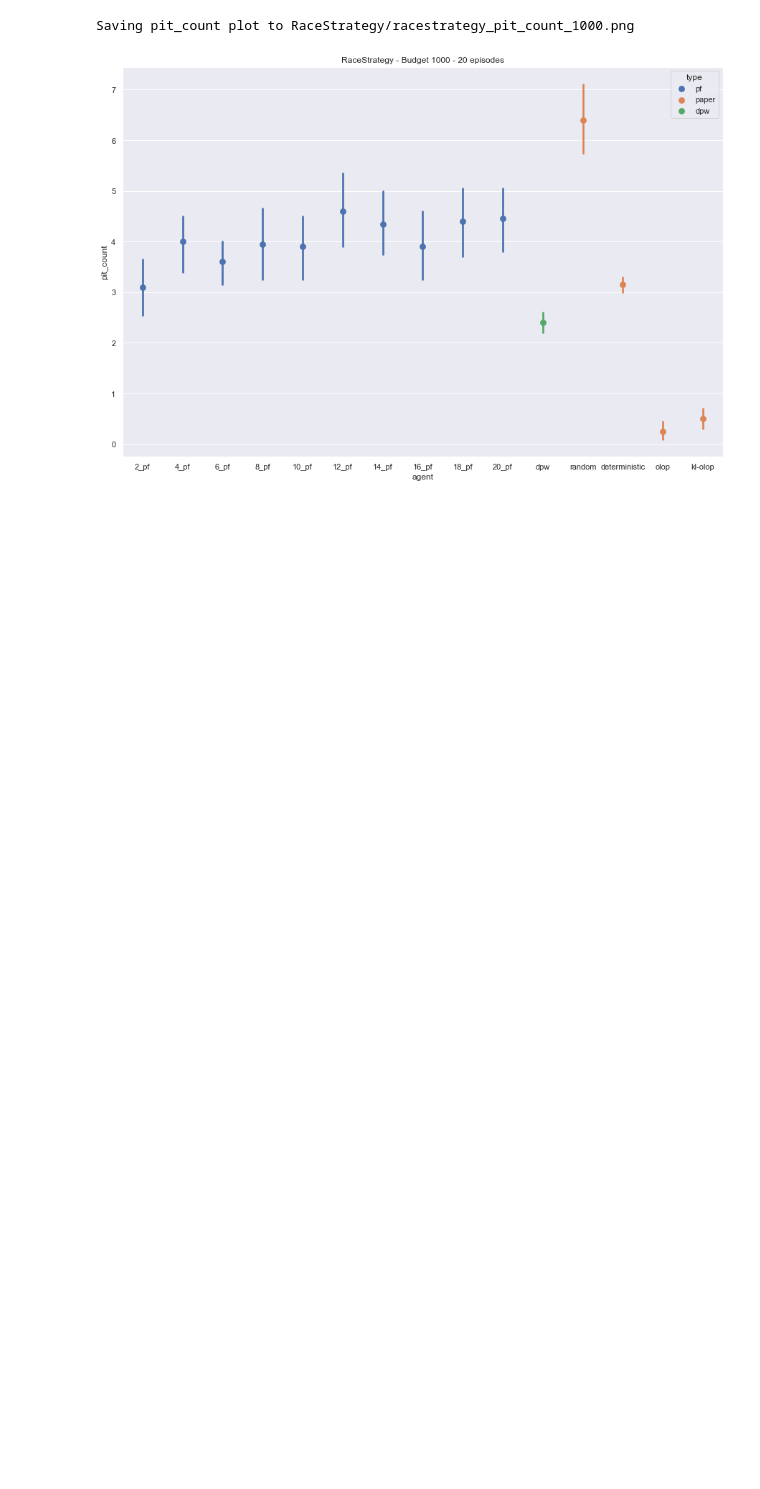
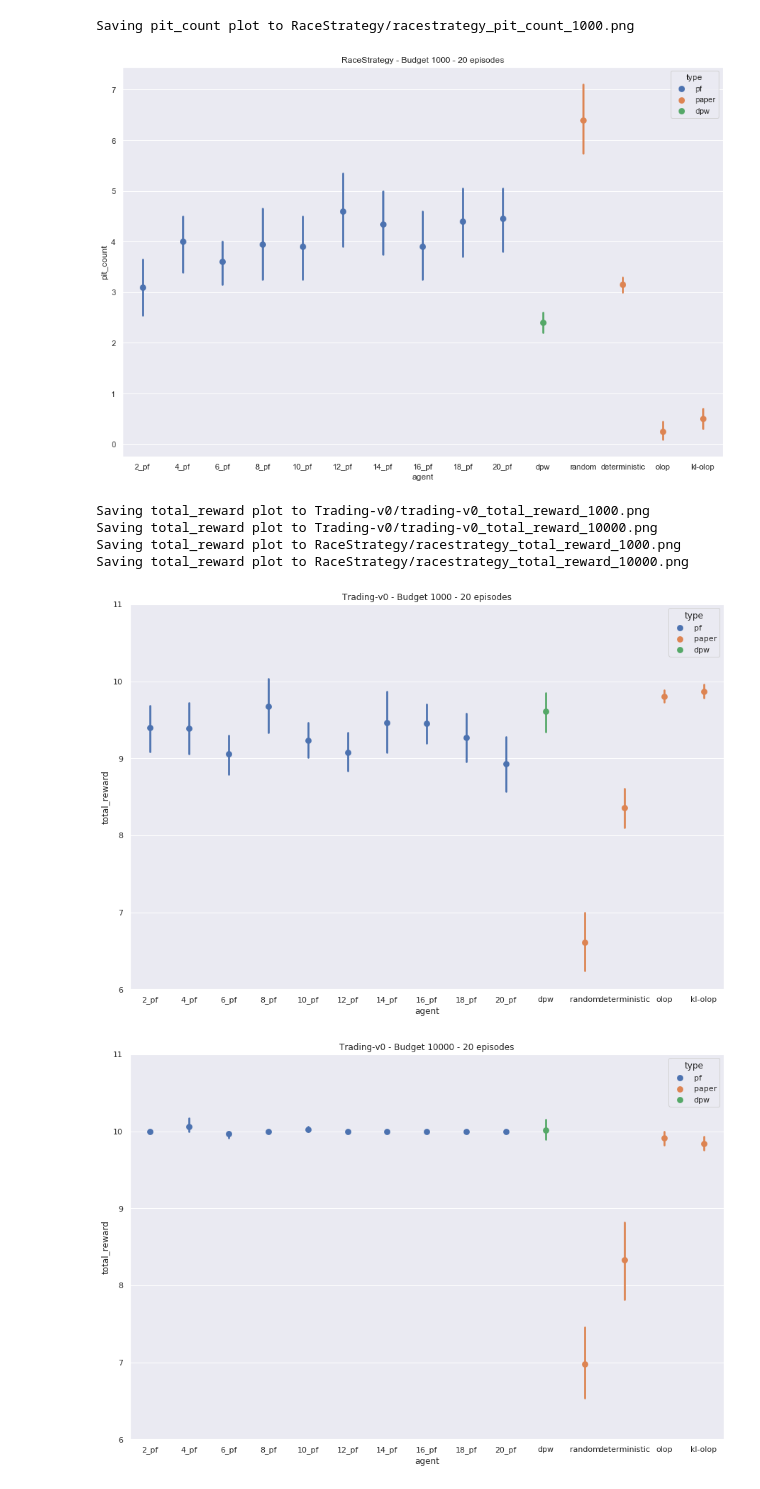
Before and after one commit to amarildolikmeta/alphazero_singleplayer, a Jupyter notebook: notebooks/Plot.ipynb, the cells around one changed output. Saved outputs shown, nothing was run; the diff lists cells and outputs as text; code cells hidden in the pictures; blank space fills up the shorter version.

```diff
--- a/notebooks/Plot.ipynb
+++ b/notebooks/Plot.ipynb
@@ -162,3 +133,62 @@ if env == "RaceStrategy":
 # %% [output]
 Saving pit_count plot to RaceStrategy/racestrategy_pit_count_1000.png
 [figure]
+# %%
+envs = ['Trading-v0', 'RaceStrategy']
+budgets = [1000, 10000]
+limits = [(6,11), (5,8)]
+particles = [2,4,6,8,10,12,14,16,18,20]
+sample_size = 20
+
+for i, env in enumerate(envs):
+    for j, budget in enumerate(budgets):
+        #read ours
+        df = pd.read_csv("{}/pf_{}/data_eval_pf_{}_{}.csv".format(env,budget,env,budget))
+        df['type'] = ["pf"]*df.shape[0]
+        temp = pd.DataFrame(columns=df.columns)
+        for p in particles:
+            res = df.loc[df['agent'] == str(p)+'_pf', ][:sample_size]
+            temp = pd.concat([temp, res])
+        df = temp
+        #read dpw
+        df_dpw = pd.read_csv("{}/dpw_{}/dpw_mcts_only_{}_{}_data_exp_0.csv".format(env,budget,env,budget))
+        df_dpw['type'] = ["dpw"]*df_dpw.shape[0]
+        df_dpw['agent'] = ["dpw"]*df_dpw.shape[0]
+        df_dpw = df_dpw[:sample_size]
+        #read olop, deterministic
+        df2 = pd.read_csv("{}/paper_{}/data.csv".format(env,budget))
+        df2 = df2[~df2.agent.isin(['agent'])].apply(pd.to_numeric, errors='ignore')
+        df2 = df2.sort_values(by="agent")
+        label = env_to_label[env]
+        df2 = df2[df2['env']==label]
+        df2 = df2[df2['budget']==budget]
+        df2['type'] = ["paper"]*df2.shape[0]
+
+        #merge the datasets
+
+        temp = pd.DataFrame(columns=df2.columns)
+        for agent in df2["agent"].unique():
+            res = df2.loc[df2['agent'] == agent, ][:sample_size]
+            temp = pd.concat([temp, res])
+        df2 = temp
+        df3 = pd.concat([df, df2, df_dpw], ignore_index=True)
+        df3 = df3.sort_values(by="agent")
+        #plot the data
+        sns.set(style="darkgrid")
+        plt.figure(figsize=(15, 10))
+        plot = sns.pointplot(x="agent", y="total_reward", data=df3, hue="type", legend=False, join=False,
+                            order=["2_pf", "4_pf", "6_pf", "8_pf", "10_pf", "12_pf", "14_pf","16_pf","18_pf","20_pf", "dpw", "random", "deterministic", "olop", "kl-olop"])
+
+        plot.set_title("{} - Budget {} - {} episodes".format(env, budget, sample_size))
+        field_path = "{}/{}_total_reward_{}.png".format(env, env.lower(), budget)
+        plt.ylim(limits[i])
+
+        plot.get_figure().savefig(field_path, bbox_inches='tight')
+        print("Saving total_reward plot to {}".format(field_path))
+# %% [output]
+Saving total_reward plot to Trading-v0/trading-v0_total_reward_1000.png
+Saving total_reward plot to Trading-v0/trading-v0_total_reward_10000.png
+Saving total_reward plot to RaceStrategy/racestrategy_total_reward_1000.png
+Saving total_reward plot to RaceStrategy/racestrategy_total_reward_10000.png
+[figure, added]
+[figure, added]
```
Also changed, not shown: parts of 8 cells of this notebook, 13 other files.
